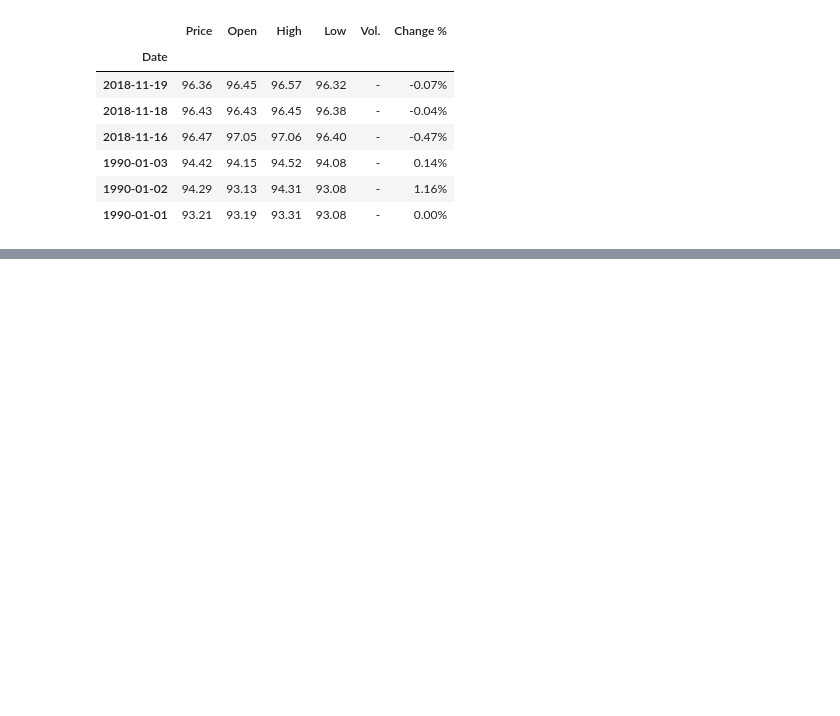
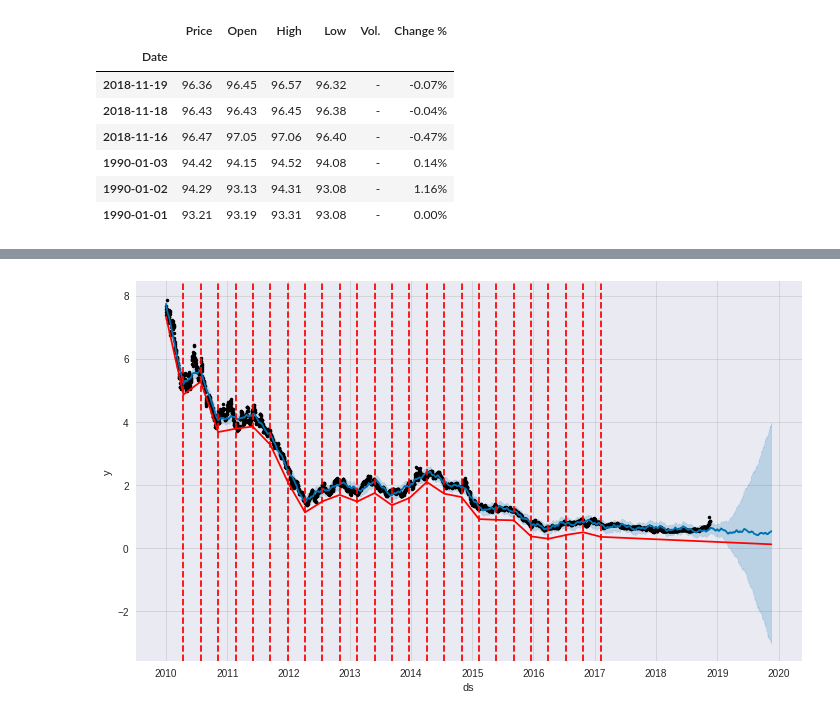
Before and after one commit to amun83/Financial-Data-Science, a Jupyter notebook: FD102_Forecasting_Natural_Gas_ETN_Prices.ipynb, the cells around one changed output, grey strips where cells are left out. Saved outputs shown, nothing was run; the diff lists cells and outputs as text; code cells hidden in the pictures; blank space fills up the shorter version.

```diff
--- a/FD102_Forecasting_Natural_Gas_ETN_Prices.ipynb
+++ b/FD102_Forecasting_Natural_Gas_ETN_Prices.ipynb
@@ -182,0 +287,8 @@ M.tail(100)
+# %%
+M.reset_index(inplace = True)
+M.rename(columns={'index':'ds'}, inplace=True)
+M.rename(columns={'DJCI' :'y' }, inplace=True)
+
+M = M.dropna()
+
+M.head(5)
@@ -182,0 +302,3 @@ M.tail(100)
+# %%
+fb = Prophet(daily_seasonality=True, changepoint_prior_scale=0.5, yearly_seasonality=20)
+fb.fit(M)
@@ -182,0 +307,3 @@ M.tail(100)
+# %%
+future = fb.make_future_dataframe(periods=365)
+future.tail()
@@ -182,0 +317,3 @@ M.tail(100)
+# %%
+forecast = fb.predict(future)
+forecast[['ds', 'yhat', 'yhat_lower', 'yhat_upper']].tail()
@@ -182,0 +327,5 @@ M.tail(100)
+# %%
+fig1 = fb.plot(forecast)
+_ = add_changepoints_to_plot(fig1.gca(), fb, forecast)
+# %% [output]
+[figure, added]
```
Also changed, not shown: parts of 28 cells of this notebook.
